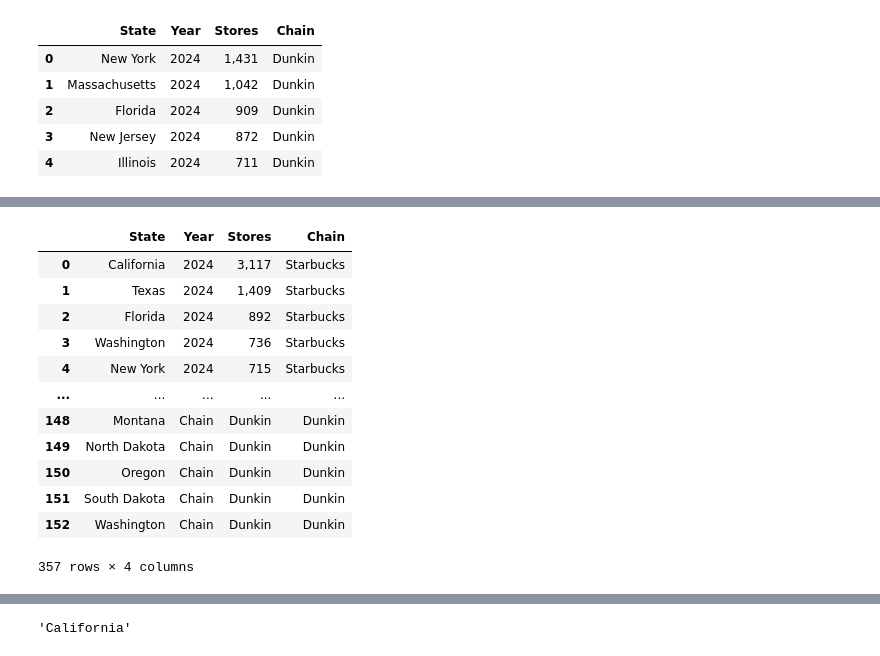
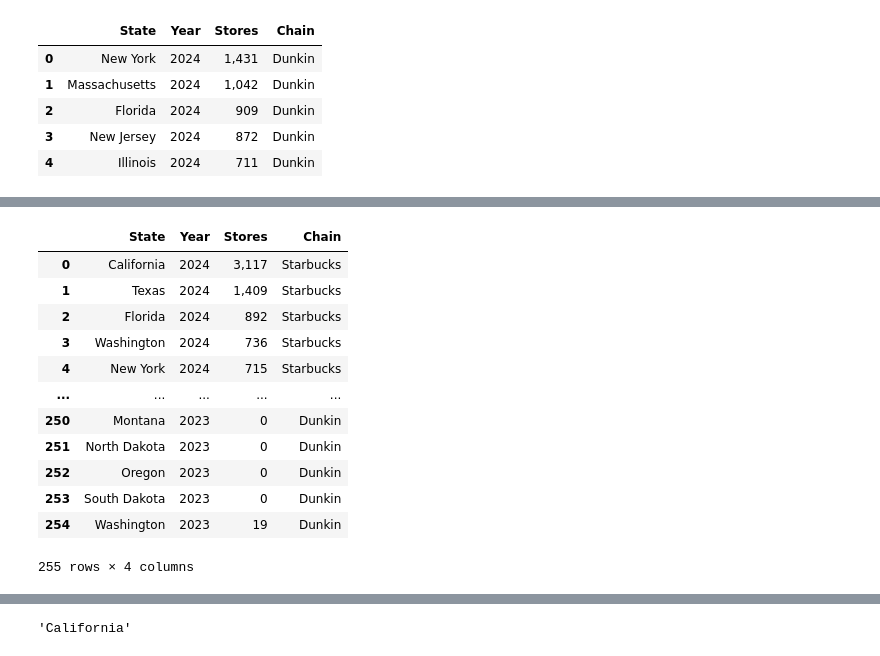
Before and after one commit to alexandragrover/GSB-544, a Jupyter notebook: Labs/Lab4/Lab4.ipynb, the cells around one changed output, grey strips where cells are left out. Cells and saved outputs as stored; diff of their text form; code cells hidden in the pictures.

```diff
--- a/Labs/Lab4/Lab4.ipynb
+++ b/Labs/Lab4/Lab4.ipynb
@@ -131,19 +190,19 @@ dunky_melt.head()
 # %%
-starbs_dunky= pd.concat([starbs_melt, dunky_melt])
+starbs_dunky= pd.concat([starbs_melt, dunky_melt],ignore_index=True)
 starbs_dunky
 # %% [output]
 |  | State | Year | Stores | Chain |
 | 0 | California | 2024 | 3,117 | Starbucks |
 | 1 | Texas | 2024 | 1,409 | Starbucks |
 | 2 | Florida | 2024 | 892 | Starbucks |
 | 3 | Washington | 2024 | 736 | Starbucks |
 | 4 | New York | 2024 | 715 | Starbucks |
 | ... | ... | ... | ... | ... |
-| 148 | Montana | Chain | Dunkin | Dunkin |
-| 149 | North Dakota | Chain | Dunkin | Dunkin |
-| 150 | Oregon | Chain | Dunkin | Dunkin |
-| 151 | South Dakota | Chain | Dunkin | Dunkin |
-| 152 | Washington | Chain | Dunkin | Dunkin |
+| 250 | Montana | 2023 | 0 | Dunkin |
+| 251 | North Dakota | 2023 | 0 | Dunkin |
+| 252 | Oregon | 2023 | 0 | Dunkin |
+| 253 | South Dakota | 2023 | 0 | Dunkin |
+| 254 | Washington | 2023 | 19 | Dunkin |
-357 rows × 4 columns
+255 rows × 4 columns
 # %%
 #combine
```
Also changed, not shown: parts of 14 cells of this notebook.
